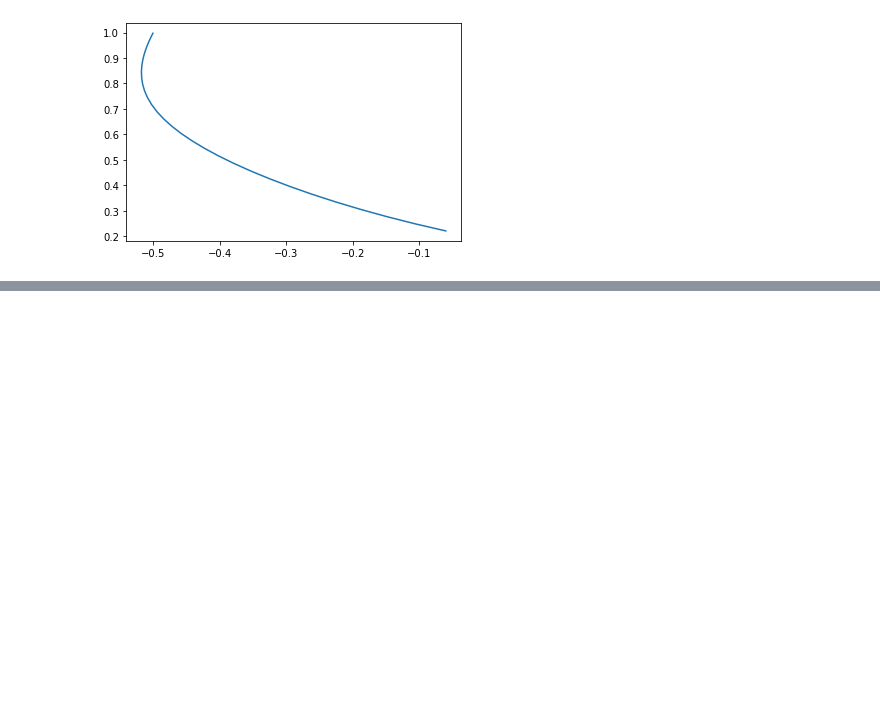
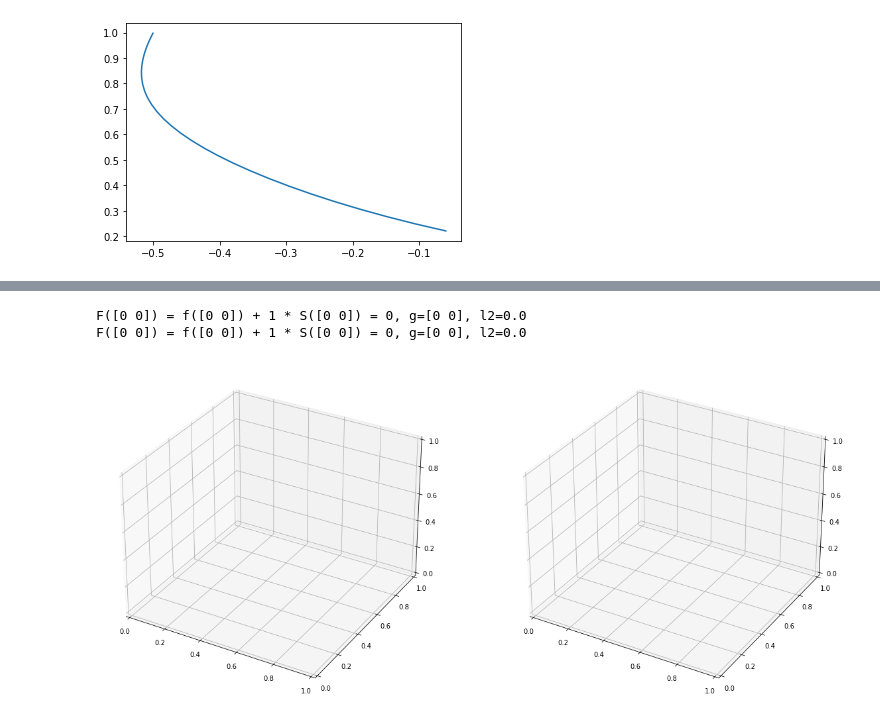
Before and after one commit to farqlia/MSiD, a Jupyter notebook: notebooks/Gradientowe metody opt.ipynb, the cells around one changed output, grey strips where cells are left out. Saved outputs shown, nothing was run; the diff lists cells and outputs as text; code cells hidden in the pictures; blank space fills up the shorter version.

```diff
--- a/notebooks/Gradientowe metody opt.ipynb
+++ b/notebooks/Gradientowe metody opt.ipynb
@@ -271,0 +615,48 @@ plt.plot(points[:n_points, 0], points[:n_points, 1])
+# %%
+def func2(x):
+    return (x[0] - 1) * (x[1] - 1) * x[0] * x[1]
+
+def grad2(x):
+    return np.array([(2 * x[0] - 1)* (x[1] ** 2 - x[1]), (2 * x[1] - 1)* (x[0] ** 2 - x[0])])
+
+def constraint2(x):
+    return (x[0] - 1) ** 2 + x[1] ** 2 - 1 <= 0
+
+def penalty2(x):
+    return max(0, (x[0] - 1) ** 2 + x[1] ** 2 - 1) ** 2
+
+def penalty_grad2(x):
+        return np.array([2 * (penalty2(x) * 2 * (x[0] - 1)), 2 * (penalty2(x) * 2 * x[1])])
+
+c_1 = 1
+
+def next_c(**kwargs):
+    return kwargs['i']
+
+lr = 0.01
+precision = 0.01
+start_point = np.array([0, 0])
+
+algorithm = GDCRegularization(func2, penalty2, grad2, penalty_grad2, constraint2,  lr, precision)
+
+gen = algorithm.train(c_1, next_c, start_point)
+
+results = []
+
+max_iter = 300
+
+for (curr_point, value) in gen:
+    results.append((*curr_point, value))
+    print(algorithm.format())
+    max_iter -= 1
+    if max_iter == 0:
+        break
+
+print(algorithm.format())
+# %% [output]
+F([0 0]) = f([0 0]) + 1 * S([0 0]) = 0, g=[0 0], l2=0.0
+F([0 0]) = f([0 0]) + 1 * S([0 0]) = 0, g=[0 0], l2=0.0
+# %%
+fig, ax = plt.subplots(1, 2, subplot_kw={'projection': '3d'}, figsize=(20, 10))
+# %% [output]
+[figure, added]
```
Also changed, not shown: parts of 20 cells of this notebook, 9 other files.
